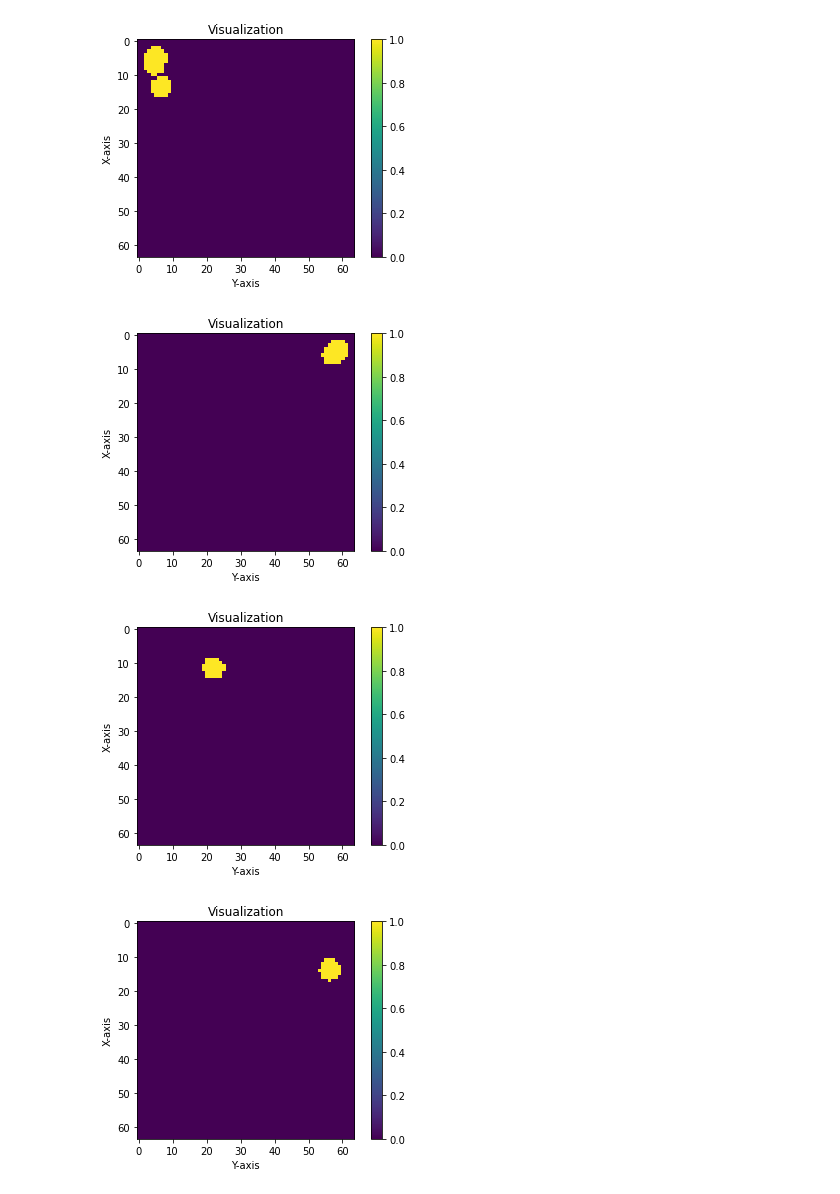
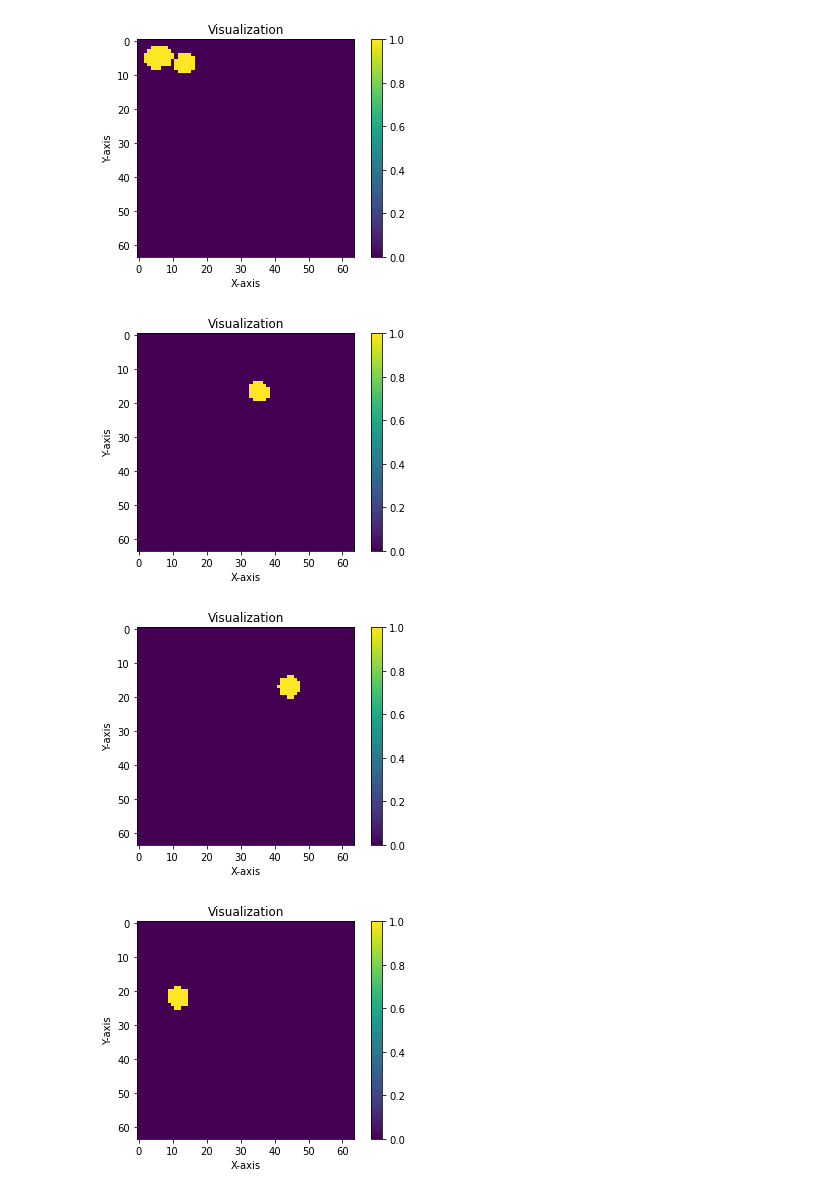
Before and after one commit to xtx2022/Project-1, a Jupyter notebook: read_in.ipynb, the cells around one changed output. Cells and saved outputs as stored; diff of their text form; code cells hidden in the pictures.

```diff
--- a/read_in.ipynb
+++ b/read_in.ipynb
@@ -15,8 +15,8 @@ class image_unit:
         plt.imshow(self.raw_image, cmap='viridis')
         plt.colorbar()  # Adding a colorbar to show intensity scale
         plt.title('Visualization')
-        plt.xlabel('Y-axis')
-        plt.ylabel('X-axis')
+        plt.xlabel('X-axis')
+        plt.ylabel('Y-axis')
         plt.show()
 # %%
 # Specify the path to your text file
@@ -35,7 +35,7 @@ with open(file_path, 'r') as file:
         numbers = [float(s) for s in line.strip().split()]
         if len(numbers) == 1:
             if len(images) > 0:
-                images[-1].raw_image = np.array(ri)
+                images[-1].raw_image = np.array(ri).T
                 ri.clear()
             images.append(image_unit())
             images[-1].num_of_points = int(numbers[0])
@@ -46,7 +46,7 @@ with open(file_path, 'r') as file:
                 cop.clear()
         else:
             ri.append(numbers)
-    images[-1].raw_image = np.array(ri)
+    images[-1].raw_image = np.array(ri).T
 
 print(len(images))
 
@@ -202,7 +202,7 @@ def region_grow(image, seeds, threshold = 0):
 # find out all the masks
 def find_clusters(image, threshold = 0):
     seeds = []
-    image_copy = image
+    image_copy = np.copy(image)
     masks = []
     for (i, j), value in np.ndenumerate(image_copy):
         if value > threshold:
@@ -212,16 +212,16 @@ def find_clusters(image, threshold = 0):
             image_copy[masks[-1] == 1] = 0
     return masks
 # %%
-masks = find_clusters(images[7].raw_image, 40)
-for i in range(len(masks)):
-    plt.imshow(masks[i], cmap='viridis')
+masks_test = find_clusters(images[7].raw_image, 40)
+for i in range(len(masks_test)):
+    plt.imshow(masks_test[i], cmap='viridis')
     plt.colorbar()  # Adding a colorbar to show intensity scale
     plt.title('Visualization')
-    plt.xlabel('Y-axis')
-    plt.ylabel('X-axis')
+    plt.xlabel('X-axis')
+    plt.ylabel('Y-axis')
     plt.show()
 # %% [output]
-[figure, old version]
+[figure, new version]
-[figure, old version]
+[figure, new version]
-[figure, old version]
+[figure, new version]
-[figure, old version]
+[figure, new version]
```
Also changed, not shown: parts of 4 cells of this notebook.
